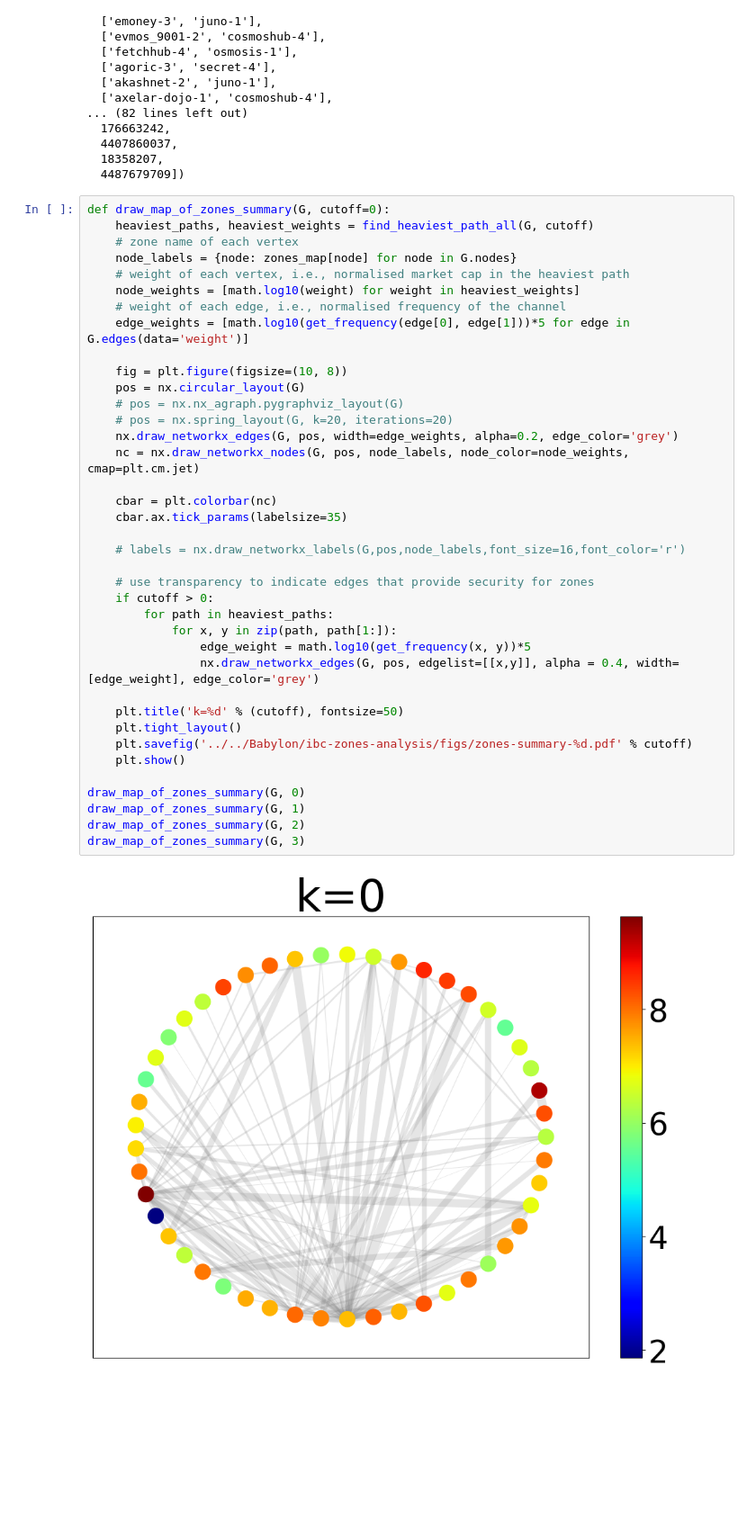
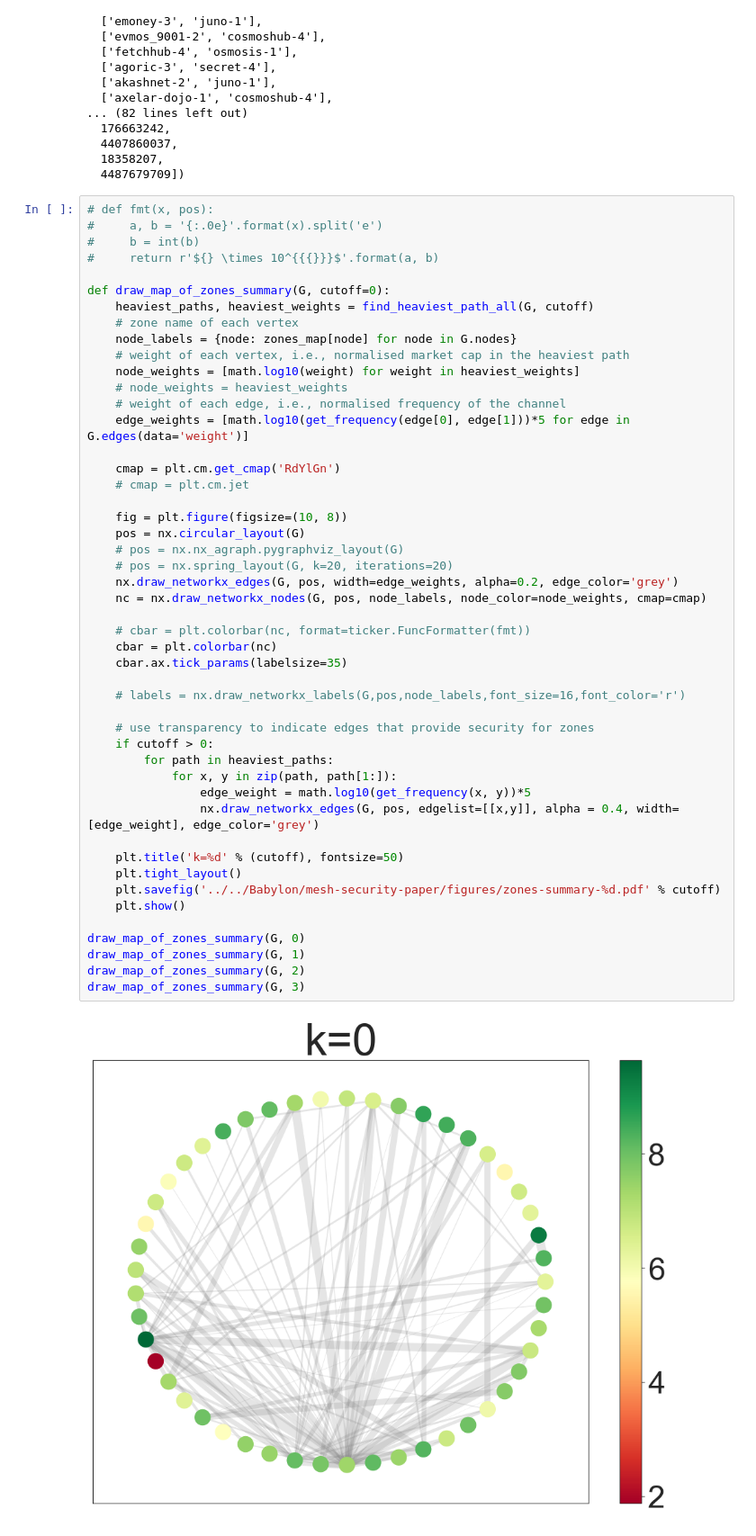
Before and after one commit to babylonchain/mapofzones-crawler, a Jupyter notebook: analysis.ipynb, the cells around one changed output. Shown at 90% size. Cells and saved outputs as stored; diff of their text form; blank space fills up the shorter version.

Commit message:
colormap

```diff
--- a/analysis.ipynb
+++ b/analysis.ipynb
@@ -150,42 +153,52 @@ paths, weights
   18358207,
   4487679709])
 # %%
+# def fmt(x, pos):
+#     a, b = '{:.0e}'.format(x).split('e')
+#     b = int(b)
+#     return r'${} \times 10^{{{}}}$'.format(a, b)
+
 def draw_map_of_zones_summary(G, cutoff=0):
     heaviest_paths, heaviest_weights = find_heaviest_path_all(G, cutoff)
     # zone name of each vertex
     node_labels = {node: zones_map[node] for node in G.nodes}
     # weight of each vertex, i.e., normalised market cap in the heaviest path
     node_weights = [math.log10(weight) for weight in heaviest_weights]
+    # node_weights = heaviest_weights
     # weight of each edge, i.e., normalised frequency of the channel
     edge_weights = [math.log10(get_frequency(edge[0], edge[1]))*5 for edge in G.edges(data='weight')]
+
+    cmap = plt.cm.get_cmap('RdYlGn')
+    # cmap = plt.cm.jet
 
     fig = plt.figure(figsize=(10, 8))
     pos = nx.circular_layout(G)
     # pos = nx.nx_agraph.pygraphviz_layout(G)
     # pos = nx.spring_layout(G, k=20, iterations=20)
     nx.draw_networkx_edges(G, pos, width=edge_weights, alpha=0.2, edge_color='grey')
-    nc = nx.draw_networkx_nodes(G, pos, node_labels, node_color=node_weights, cmap=plt.cm.jet)
+    nc = nx.draw_networkx_nodes(G, pos, node_labels, node_color=node_weights, cmap=cmap)
 
+    # cbar = plt.colorbar(nc, format=ticker.FuncFormatter(fmt))
     cbar = plt.colorbar(nc)
     cbar.ax.tick_params(labelsize=35)
 
     # labels = nx.draw_networkx_labels(G,pos,node_labels,font_size=16,font_color='r')
 
     # use transparency to indicate edges that provide security for zones
     if cutoff > 0:
         for path in heaviest_paths:
             for x, y in zip(path, path[1:]):
                 edge_weight = math.log10(get_frequency(x, y))*5
                 nx.draw_networkx_edges(G, pos, edgelist=[[x,y]], alpha = 0.4, width=[edge_weight], edge_color='grey')
 
     plt.title('k=%d' % (cutoff), fontsize=50)
     plt.tight_layout()
-    plt.savefig('../../Babylon/ibc-zones-analysis/figs/zones-summary-%d.pdf' % cutoff)
+    plt.savefig('../../Babylon/mesh-security-paper/figures/zones-summary-%d.pdf' % cutoff)
     plt.show()
 
 draw_map_of_zones_summary(G, 0)
 draw_map_of_zones_summary(G, 1)
 draw_map_of_zones_summary(G, 2)
 draw_map_of_zones_summary(G, 3)
 # %% [output]
-[figure, old version]
+[figure, new version]
```
Also changed, not shown: parts of 4 cells of this notebook.
